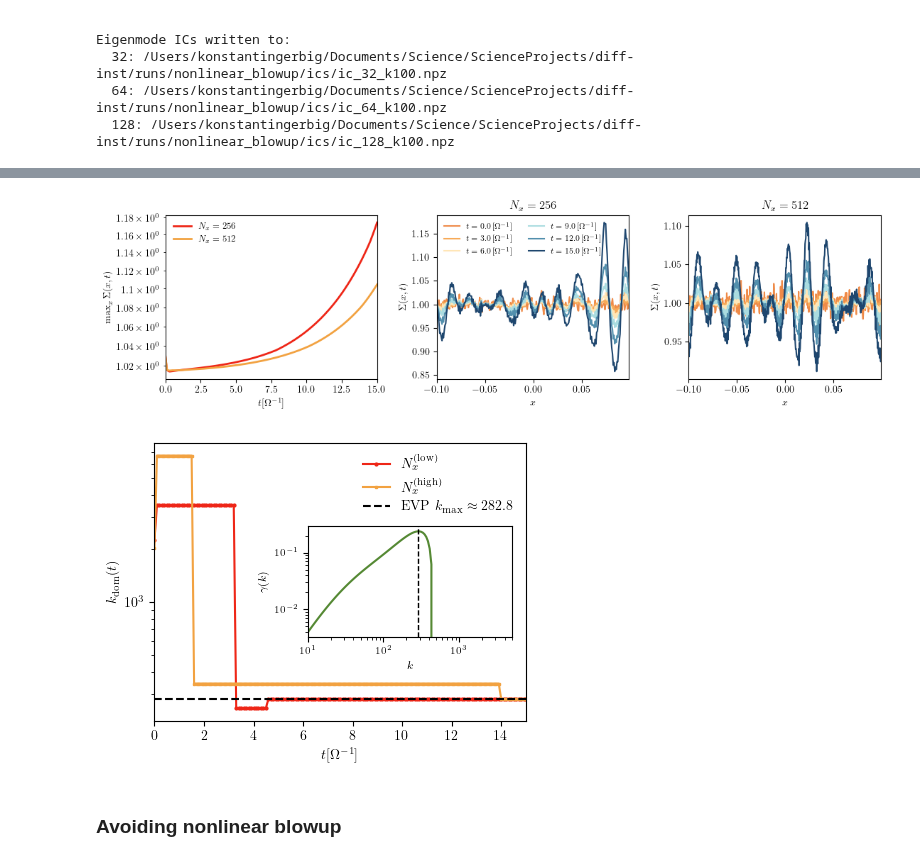
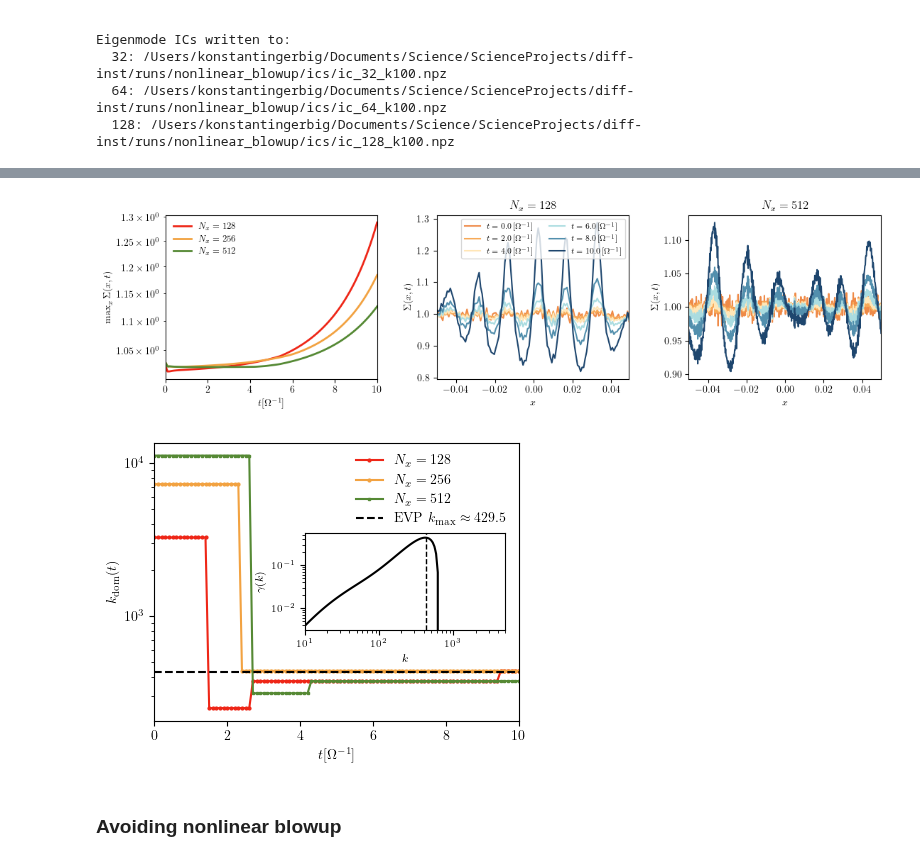
Before and after one commit to KonstantinGerbig/diff-inst, a Jupyter notebook: notebooks/paper_nonlinear.ipynb, the cells around one changed output, grey strips where cells are left out. Cells and saved outputs as stored; diff of their text form; code cells hidden in the pictures.

Commit message:
updated sims and plots for paper

```diff
--- a/notebooks/paper_nonlinear.ipynb
+++ b/notebooks/paper_nonlinear.ipynb
@@ -361,16 +358,17 @@ fig.savefig(FIGURE_PATH / "nonlinear_blowup.pdf", bbox_inches="tight")
 # %% noise-run parameters & paths (two resolutions)
 
 NOISE_DT          = 1e-3
-NOISE_STOP_TIME   = 15.0
+NOISE_STOP_TIME   = 10.0
 NOISE_SAVE_STRIDE = 100
 NOISE_PRINT_STRIDE = 300
 
 NOISE_AMP   = 1e-2
-NOISE_SEED  = 42
+NOISE_SEED  = 43
 
 # two resolutions
 NOISE_NX = {
-    "lowres": 256,
+    "lowres": 128,
+    "midres" : 256,
     "hires": 512,
 }
 
@@ -435,12 +433,15 @@ from diffinst.vis.nonlinear import plot_noise_two_res_summary
 
 # pick keys matching NOISE_NX above
 run_low_dir  = RUN_NOISE_NATIVE["lowres"]
+run_mid_dir  = RUN_NOISE_NATIVE["midres"]
 run_high_dir = RUN_NOISE_NATIVE["hires"]
 
 fig, axes = plot_noise_two_res_summary(
     run_low=run_low_dir,
+    run_mid=run_mid_dir,
     run_high=run_high_dir,
-    label_low=r"$N_x=256$",
+    label_low=r"$N_x=128$",
+    label_mid=r"$N_x=256$",
     label_high=r"$N_x=512$",
     #k_ref=K_MODE,   # or some other reference k if you prefer
     k_ref=None,
@@ -452,34 +453,39 @@ plt.show()
 
 fig.savefig(FIGURE_PATH / "noise_evolution.pdf", bbox_inches="tight")
 # %% [output]
-[figure, old version]
+[figure, new version]
 # %%
 # %% dominant-mode vs theory plot for noise runs
 
 import importlib
 import diffinst.vis.nonlinear as nlviz
 importlib.reload(nlviz)
 from diffinst.vis.nonlinear import plot_noise_dominant_mode_vs_theory
 
 run_low_dir  = RUN_NOISE_NATIVE["lowres"]
+run_mid_dir  = RUN_NOISE_NATIVE["midres"]
 run_high_dir = RUN_NOISE_NATIVE["hires"]
 
 fig, axes = plot_noise_dominant_mode_vs_theory(
     run_low=run_low_dir,
+    run_mid=run_mid_dir,
     run_high=run_high_dir,
     cfg_path=EXP_DIFFSLOPE_NOISE,   # or a dedicated noise config with same physics
+    label_low=r"$N_x=128$",
+    label_mid=r"$N_x=256$",
+    label_high=r"$N_x=512$",
     kmin=10.0,
     kmax=5e3,
     nk=120,
     amp_floor=1e-6,
     figsize=(4.5,3.5)
 )
 
 plt.show()
 
 fig.savefig(FIGURE_PATH / "noise_dominant_k.pdf", bbox_inches="tight")
 # %% [output]
-[figure, old version]
+[figure, new version]
 # %% [markdown]
 ### Avoiding nonlinear blowup
 # %%
```
Also changed, not shown: parts of 8 cells of this notebook, 17 other files.
